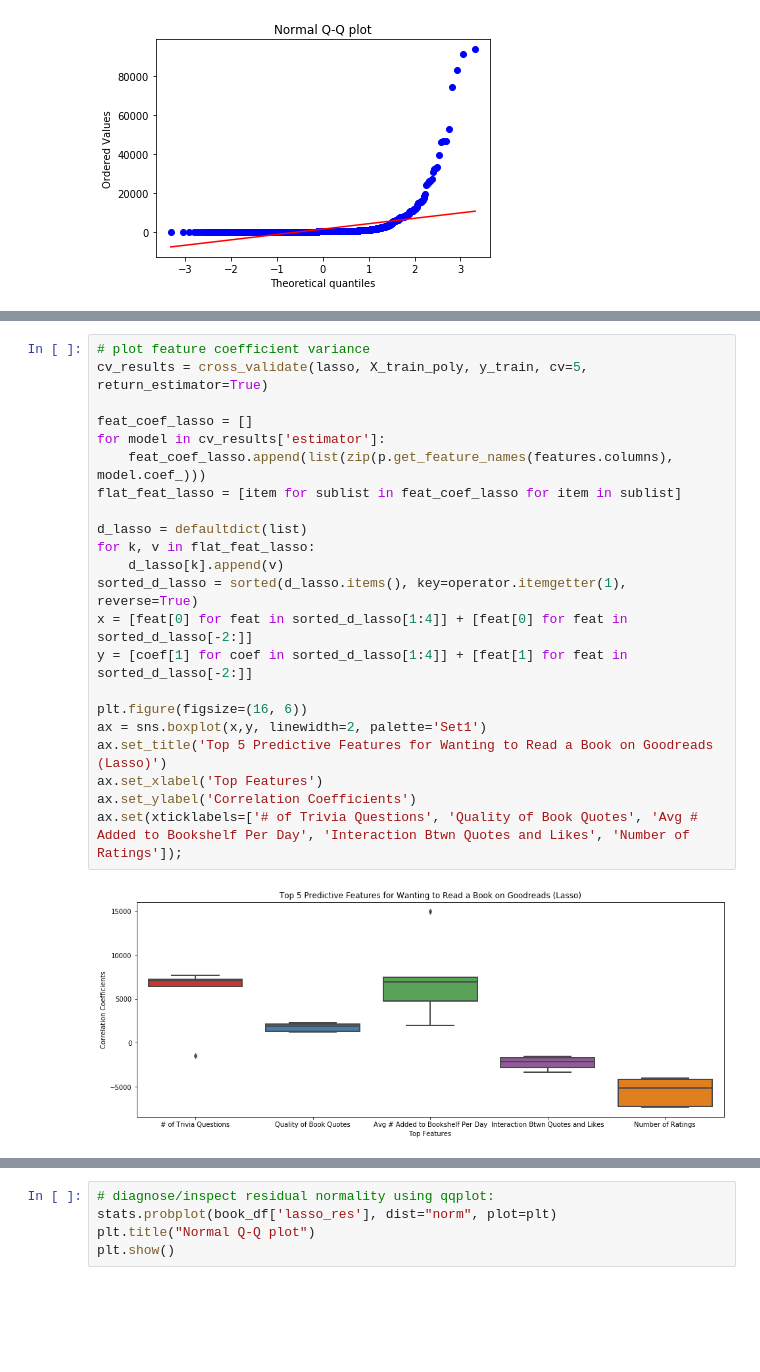
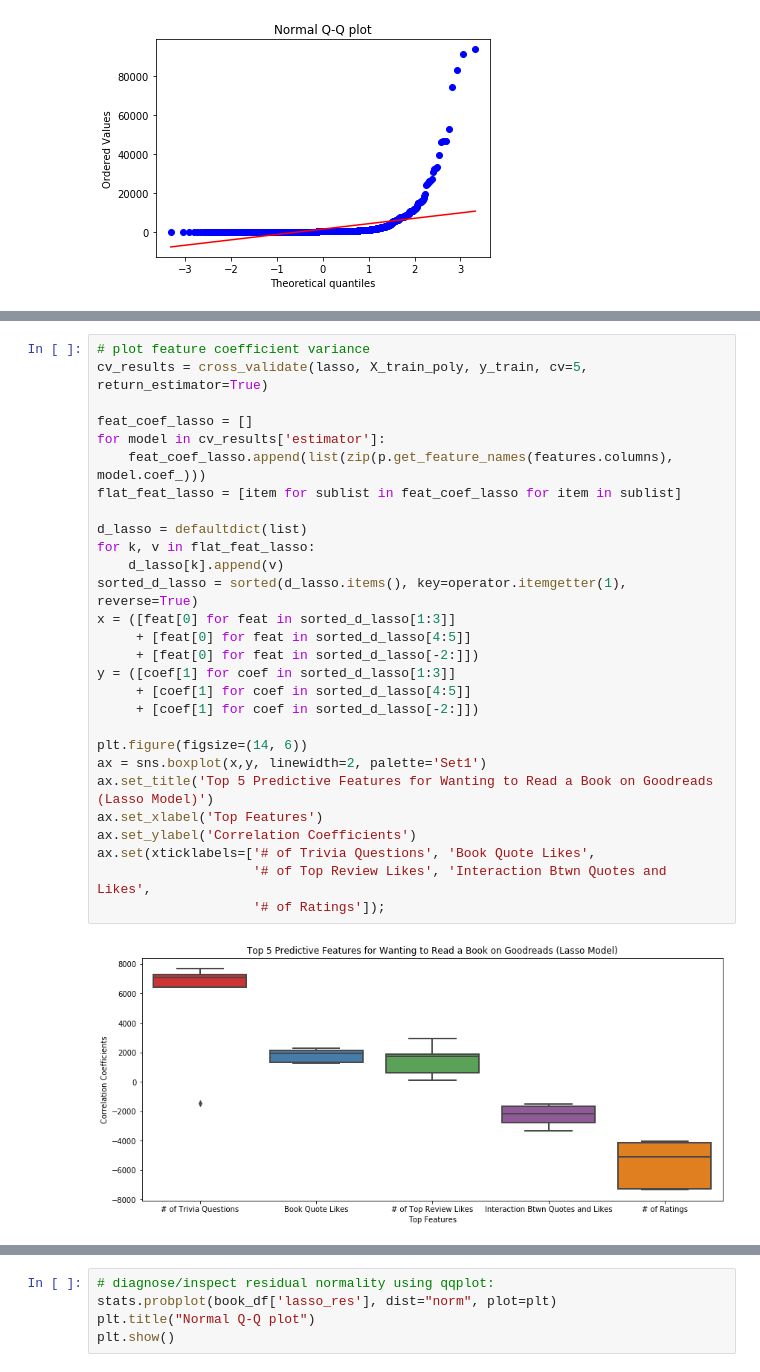
Before and after one commit to danroth-nyt/goodreads_scrape_predict, a Jupyter notebook: goodread_model.ipynb, the cells around one changed output, grey strips where cells are left out. Drawn from its saved outputs; the diff is of its cells as text; blank space fills up the shorter version.

```diff
--- a/goodread_model.ipynb
+++ b/goodread_model.ipynb
@@ -283,26 +292,32 @@ Lasso Model Average 5-Fold CV Score:: 0.6581947102005729
 # %%
 # plot feature coefficient variance
 cv_results = cross_validate(lasso, X_train_poly, y_train, cv=5, return_estimator=True)
 
 feat_coef_lasso = []
 for model in cv_results['estimator']:
     feat_coef_lasso.append(list(zip(p.get_feature_names(features.columns), model.coef_)))
 flat_feat_lasso = [item for sublist in feat_coef_lasso for item in sublist]
 
 d_lasso = defaultdict(list)
 for k, v in flat_feat_lasso:
     d_lasso[k].append(v)
 sorted_d_lasso = sorted(d_lasso.items(), key=operator.itemgetter(1), reverse=True)
-x = [feat[0] for feat in sorted_d_lasso[1:4]] + [feat[0] for feat in sorted_d_lasso[-2:]]
-y = [coef[1] for coef in sorted_d_lasso[1:4]] + [feat[1] for feat in sorted_d_lasso[-2:]]
+x = ([feat[0] for feat in sorted_d_lasso[1:3]]
+     + [feat[0] for feat in sorted_d_lasso[4:5]]
+     + [feat[0] for feat in sorted_d_lasso[-2:]])
+y = ([coef[1] for coef in sorted_d_lasso[1:3]]
+     + [coef[1] for coef in sorted_d_lasso[4:5]]
+     + [coef[1] for coef in sorted_d_lasso[-2:]])
 
-plt.figure(figsize=(16, 6))
+plt.figure(figsize=(14, 6))
 ax = sns.boxplot(x,y, linewidth=2, palette='Set1')
-ax.set_title('Top 5 Predictive Features for Wanting to Read a Book on Goodreads (Lasso)')
+ax.set_title('Top 5 Predictive Features for Wanting to Read a Book on Goodreads (Lasso Model)')
 ax.set_xlabel('Top Features')
 ax.set_ylabel('Correlation Coefficients')
-ax.set(xticklabels=['# of Trivia Questions', 'Quality of Book Quotes', 'Avg # Added to Bookshelf Per Day', 'Interaction Btwn Quotes and Likes', 'Number of Ratings']);
+ax.set(xticklabels=['# of Trivia Questions', 'Book Quote Likes',
+                    '# of Top Review Likes', 'Interaction Btwn Quotes and Likes',
+                    '# of Ratings']);
 # %% [output]
-[figure, old version]
+[figure, new version]
 # %%
 # residual plot
```
Also changed, not shown: parts of 11 cells of this notebook.
